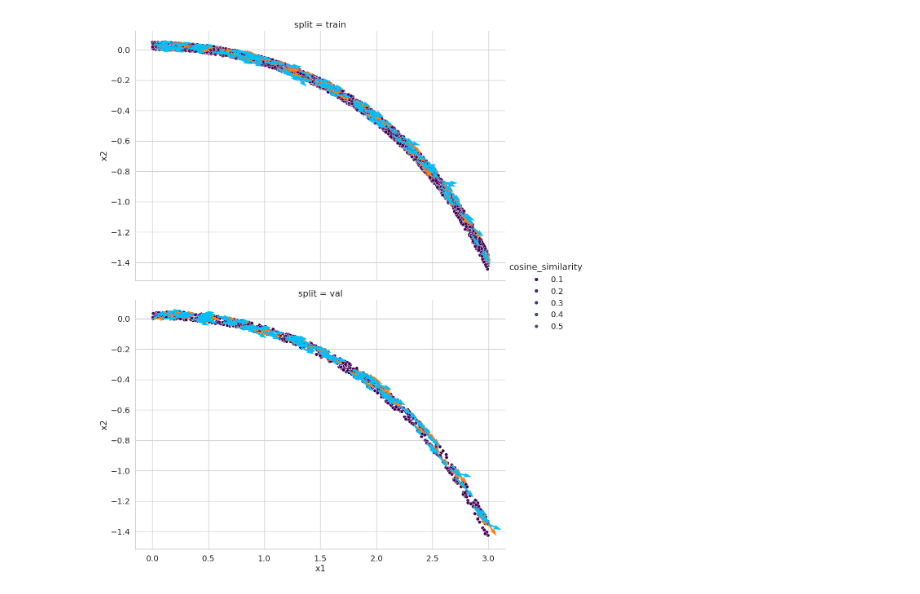
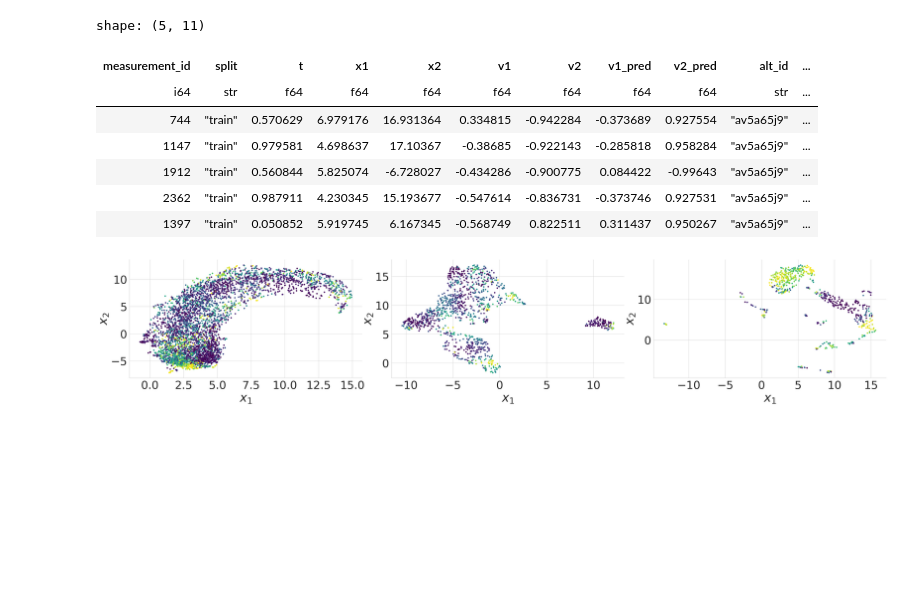
Before and after one commit to Paytonco/velocityPrediction, a Jupyter notebook: notebooks/predict.ipynb, the cells around one changed output. Drawn from its saved outputs; the diff is of its cells as text; code cells hidden in the pictures; blank space fills up the shorter version.

```diff
--- a/notebooks/predict.ipynb
+++ b/notebooks/predict.ipynb
@@ -50,7 +168,0 @@ with conf.sa.orm.Session(engine) as db:
-# %%
-for v in cfgs.values():
-    v['pred'] = pd.read_parquet(v['cfg'].run_dir/v['cfg'].prediction_filename)
-    v['pred']['cosine_similarity'] = 0.5 * np.square(
-        v['pred'][['v1_pred', 'v2_pred']].to_numpy()
-        - v['pred'][['v1', 'v2']].to_numpy()
-    ).sum(1)
@@ -57,37 +196,74 @@ for v in cfgs.values():
+# %%
+predictions = [
+    (
+        pl.scan_parquet(v['cfg'].run_dir/v['cfg'].prediction_filename)
+        .with_columns(
+            alt_id=pl.lit(v['cfg'].alt_id),
+            cosine_distance=cosine_distance_selects[v['cfg'].alt_id],
+        )
+    )
+    for v in cfgs.values()
+]
+predictions = pl.concat(predictions)
+predictions.head().collect()
+# %% [output]
+shape: (5, 11)
+| measurement_id | split | t | x1 | x2 | v1 | v2 | v1_pred | v2_pred | alt_id | ... |
+| i64 | str | f64 | f64 | f64 | f64 | f64 | f64 | f64 | str | ... |
+| 744 | "train" | 0.570629 | 6.979176 | 16.931364 | 0.334815 | -0.942284 | -0.373689 | 0.927554 | "av5a65j9" | ... |
+| 1147 | "train" | 0.979581 | 4.698637 | 17.10367 | -0.38685 | -0.922143 | -0.285818 | 0.958284 | "av5a65j9" | ... |
+| 1912 | "train" | 0.560844 | 5.825074 | -6.728027 | -0.434286 | -0.900775 | 0.084422 | -0.99643 | "av5a65j9" | ... |
+| 2362 | "train" | 0.987911 | 4.230345 | 15.193677 | -0.547614 | -0.836731 | -0.373746 | 0.927531 | "av5a65j9" | ... |
+| 1397 | "train" | 0.050852 | 5.919745 | 6.167345 | -0.568749 | 0.822511 | 0.311437 | 0.950267 | "av5a65j9" | ... |
 # %%
-plot = (
+to_plot = duckdb.sql("""
+select
+    predictions.*,
+    rows.dataset_name,
+from predictions
+join rows on predictions.alt_id = rows.alt_id
+where true
+and dataset_name != 'PANCREAS'
+and split = 'val'
+--and split != 'test'
+""")
+plot_heatmap = (
     sns.relplot(
         kind='scatter',
-        data=v['pred'].query('split != "test"'),
-        row='split',
-        hue='cosine_similarity',
+        data=to_plot.pl(),
+        col='dataset_name',
+        hue='cosine_distance',
         hue_norm=(0, 2),
         palette='viridis',
         x='x1', y='x2',
-        height=7,
+        height=10,
         aspect=1.5,
+        # s=64,
+        edgecolor='none',
+        facet_kws=dict(
+            sharex=False,
+            sharey=False,
+        ),
+        legend=False,
     )
+    .set_titles('')
 )
-for (row, col, hue), data in plot.facet_data():
-    ax = plot.axes[row][col]
-    data = data.sample(100)
+for (row, col, hue), data in plot_heatmap.facet_data():
+    ax = plot_heatmap.axes[row][col]
+    ax.set_xlabel('$x_1$')
+    ax.set_ylabel('$x_2$')
     if False:
         x1, x2 = data['x1'], data['x2']
         v1, v2 = data['v1_pred'], data['v2_pred']
         color = None
-    else:
+    elif False:
         x1, x2 = data['x1'], data['x2']
         x1 = pd.concat([x1] * 2, ignore_index=True)
         x2 = pd.concat([x2] * 2, ignore_index=True)
         v1 = data[['v1', 'v1_pred']].melt(var_name='is_pred', value_name='v')
         v1, is_pred = v1['v'], (v1['is_pred'] == 'v1_pred').astype(float)
         v2 = data[['v2', 'v2_pred']].melt(var_name='is_pred', value_name='v')['v']
         cmap = matplotlib.colors.LinearSegmentedColormap.from_list('vel_pred', ['tab:orange', 'deepskyblue'])
         color = cmap(is_pred)
-    ax.quiver(
-        x1, x2, v1, v2,
-        # headwidth=1, headlength=15, headaxislength=2,
-        color=color,
-    )
 # %% [output]
-[figure, old version]
+[figure, new version]
```
Also changed, not shown: parts of 26 cells of this notebook.
